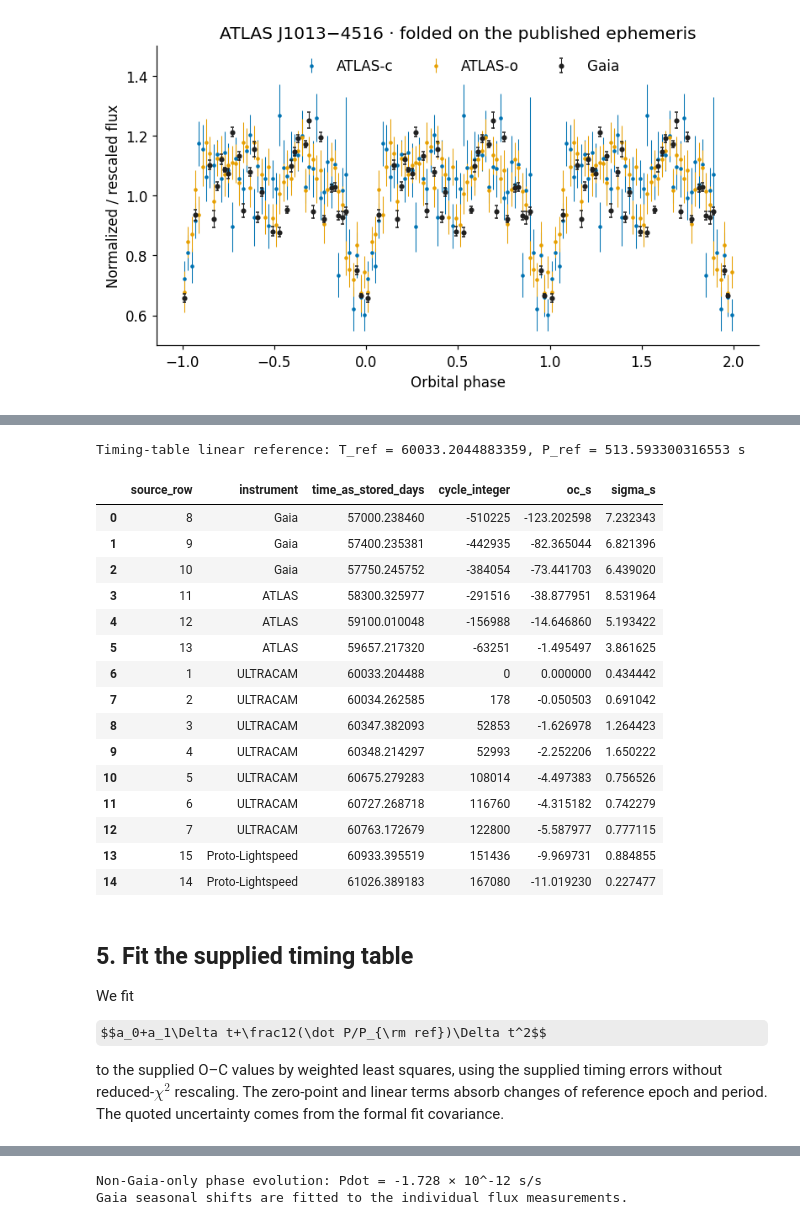
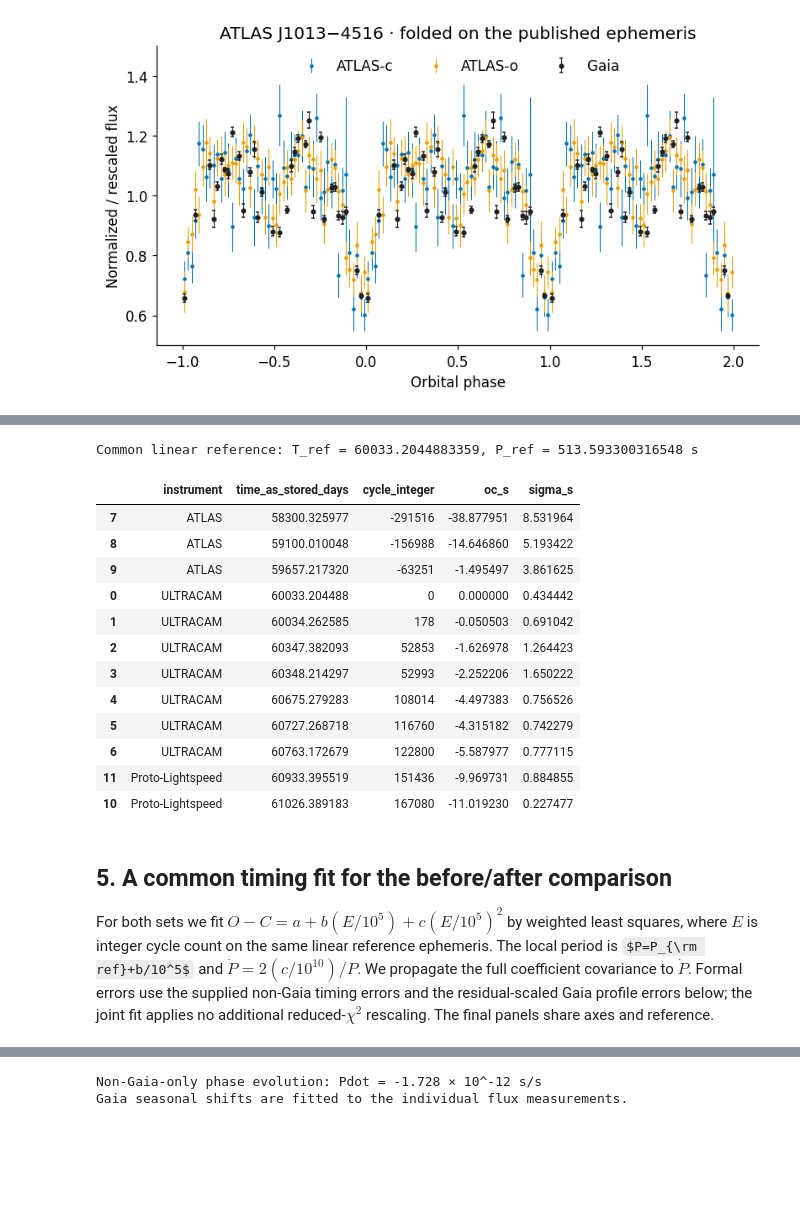
Before and after one commit to emmachickles/j1013-gaia-epoch-photometry, a Jupyter notebook: j1013_gaia_figures.ipynb, the cells around one changed output, grey strips where cells are left out. Cells and saved outputs as stored; diff of their text form; code cells hidden in the pictures; some formulas as TeX source; blank space fills up the shorter version.

```diff
--- a/j1013_gaia_figures.ipynb
+++ b/j1013_gaia_figures.ipynb
@@ -216,45 +262,37 @@ epochs from the fluxes and compare the two sets.
 # %%
-epochs = pd.read_csv(DATA/'timing_epochs.csv')
-source = np.loadtxt(DATA/'timing1013_original.txt')
-assert len(epochs)==15 and (epochs.instrument=='Gaia').sum()==3
+epochs = pd.read_csv(DATA/'other_timing_epochs.csv')
+assert len(epochs)==12 and not (epochs.instrument=='Gaia').any()
 np.testing.assert_allclose(epochs.sigma_s,epochs.sigma_days*86400,atol=0.005)
-np.testing.assert_allclose(epochs.inverse_sigma_as_stored,1/epochs.sigma_s,rtol=1e-12)
-T_REF = source[0,0]
-P_REF_D = source[0,4]
+T_REF = float(epochs.iloc[0].time_as_stored_days)
+P_REF_D = float(epochs.iloc[0].reference_period_days)
 P_REF_S = P_REF_D*86400
 epochs['cycle_integer'] = np.rint(epochs.dt_days/P_REF_D).astype('int64')
-recomputed_oc = (epochs.dt_days-epochs.cycle_integer*P_REF_D)*86400
-np.testing.assert_allclose(recomputed_oc,epochs.oc_s,atol=1e-5)
+np.testing.assert_allclose((epochs.dt_days-epochs.cycle_integer*P_REF_D)*86400,epochs.oc_s,atol=1e-5)
 epochs['year_for_display'] = Time(epochs.time_as_stored_days.to_numpy(),format='mjd',scale='tdb').decimalyear
-print(f'Timing-table linear reference: T_ref = {T_REF:.10f}, P_ref = {P_REF_S:.12f} s')
-display(epochs[['source_row','instrument','time_as_stored_days','cycle_integer','oc_s','sigma_s']]
-        .sort_values('time_as_stored_days').reset_index(drop=True))
+print(f'Common linear reference: T_ref = {T_REF:.10f}, P_ref = {P_REF_S:.12f} s')
+display(epochs[['instrument','time_as_stored_days','cycle_integer','oc_s','sigma_s']].sort_values('time_as_stored_days'))
 # %% [output]
-Timing-table linear reference: T_ref = 60033.2044883359, P_ref = 513.593300316553 s
+Common linear reference: T_ref = 60033.2044883359, P_ref = 513.593300316548 s
-|  | source_row | instrument | time_as_stored_days | cycle_integer | oc_s | sigma_s |
-| 0 | 8 | Gaia | 57000.238460 | -510225 | -123.202598 | 7.232343 |
-| 1 | 9 | Gaia | 57400.235381 | -442935 | -82.365044 | 6.821396 |
-| 2 | 10 | Gaia | 57750.245752 | -384054 | -73.441703 | 6.439020 |
-| 3 | 11 | ATLAS | 58300.325977 | -291516 | -38.877951 | 8.531964 |
-| 4 | 12 | ATLAS | 59100.010048 | -156988 | -14.646860 | 5.193422 |
-| 5 | 13 | ATLAS | 59657.217320 | -63251 | -1.495497 | 3.861625 |
-| 6 | 1 | ULTRACAM | 60033.204488 | 0 | 0.000000 | 0.434442 |
-| 7 | 2 | ULTRACAM | 60034.262585 | 178 | -0.050503 | 0.691042 |
-| 8 | 3 | ULTRACAM | 60347.382093 | 52853 | -1.626978 | 1.264423 |
-| 9 | 4 | ULTRACAM | 60348.214297 | 52993 | -2.252206 | 1.650222 |
-| 10 | 5 | ULTRACAM | 60675.279283 | 108014 | -4.497383 | 0.756526 |
-| 11 | 6 | ULTRACAM | 60727.268718 | 116760 | -4.315182 | 0.742279 |
-| 12 | 7 | ULTRACAM | 60763.172679 | 122800 | -5.587977 | 0.777115 |
-| 13 | 15 | Proto-Lightspeed | 60933.395519 | 151436 | -9.969731 | 0.884855 |
-| 14 | 14 | Proto-Lightspeed | 61026.389183 | 167080 | -11.019230 | 0.227477 |
+|  | instrument | time_as_stored_days | cycle_integer | oc_s | sigma_s |
+| 7 | ATLAS | 58300.325977 | -291516 | -38.877951 | 8.531964 |
+| 8 | ATLAS | 59100.010048 | -156988 | -14.646860 | 5.193422 |
+| 9 | ATLAS | 59657.217320 | -63251 | -1.495497 | 3.861625 |
+| 0 | ULTRACAM | 60033.204488 | 0 | 0.000000 | 0.434442 |
+| 1 | ULTRACAM | 60034.262585 | 178 | -0.050503 | 0.691042 |
+| 2 | ULTRACAM | 60347.382093 | 52853 | -1.626978 | 1.264423 |
+| 3 | ULTRACAM | 60348.214297 | 52993 | -2.252206 | 1.650222 |
+| 4 | ULTRACAM | 60675.279283 | 108014 | -4.497383 | 0.756526 |
+| 5 | ULTRACAM | 60727.268718 | 116760 | -4.315182 | 0.742279 |
+| 6 | ULTRACAM | 60763.172679 | 122800 | -5.587977 | 0.777115 |
+| 11 | Proto-Lightspeed | 60933.395519 | 151436 | -9.969731 | 0.884855 |
+| 10 | Proto-Lightspeed | 61026.389183 | 167080 | -11.019230 | 0.227477 |
 # %% [markdown]
-## 5. Fit the supplied timing table
+## 5. A common timing fit for the before/after comparison
 
-We fit
-
-$$a_0+a_1\Delta t+\frac12(\dot P/P_{\rm ref})\Delta t^2$$
-
-to the supplied O–C values by weighted least squares, using the supplied timing errors without
-reduced-$\chi^2$ rescaling. The zero-point and linear terms absorb changes of reference epoch
-and period. The quoted uncertainty comes from the formal fit covariance.
+For both sets we fit $O-C=a+b(E/10^5)+c(E/10^5)^2$ by weighted least squares,
+where $E$ is integer cycle count on the same linear reference ephemeris.
+The local period is $P=P_{\rm ref}+b/10^5$ and $\dot P=2(c/10^{10})/P$.
+We propagate the full coefficient covariance to $\dot P$. Formal errors use the supplied
+non-Gaia timing errors and the residual-scaled Gaia profile errors below; the joint fit
+applies no additional reduced-$\chi^2$ rescaling. The final panels share axes and reference.
 # %%
```
Also changed, not shown: parts of 9 cells of this notebook, 27 other files.
